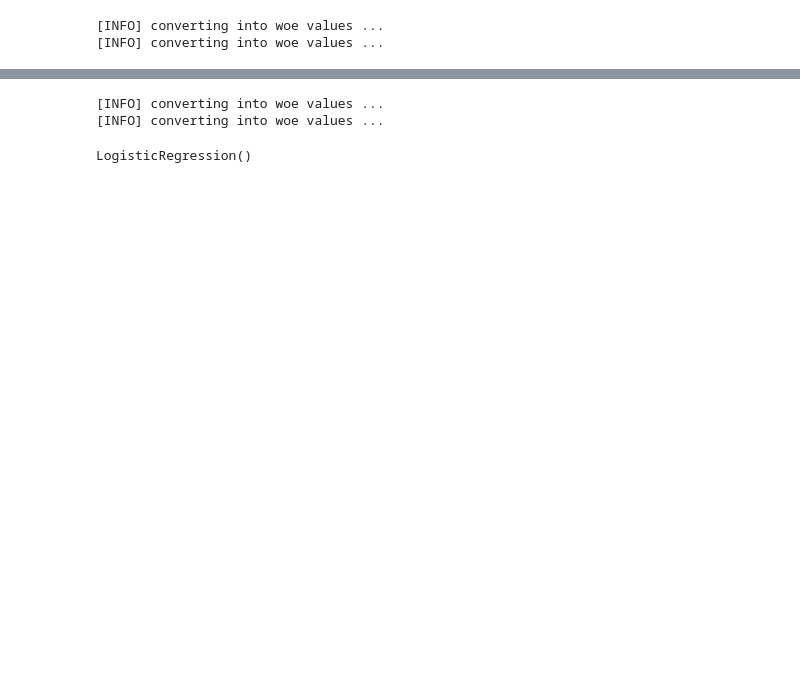
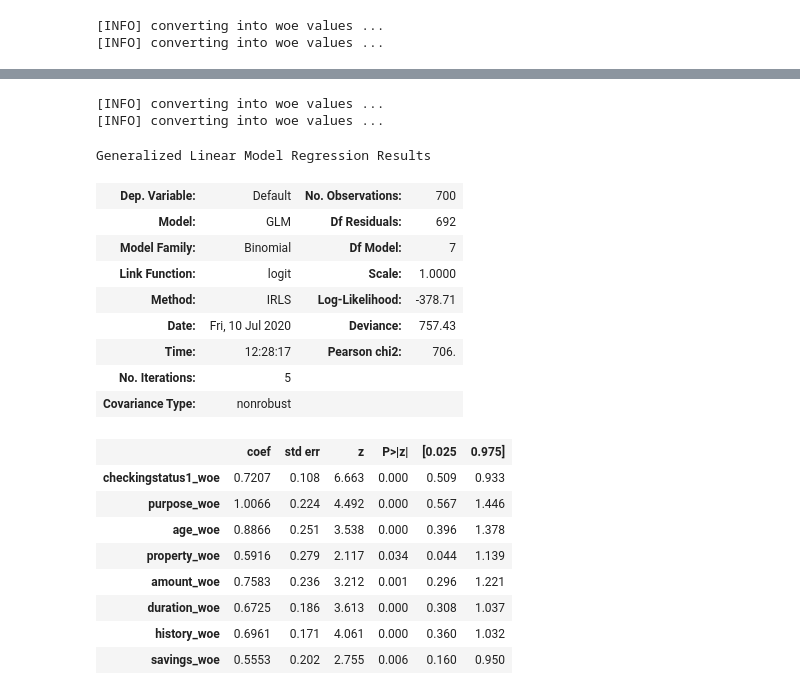
Before and after one commit to Alex0896/Credit-Scorecard-Project, a Jupyter notebook: Example Attempt 2/Scorecard Example 2.ipynb, the cells around one changed output, grey strips where cells are left out. Cells and saved outputs as stored; diff of their text form; code cells hidden in the pictures; blank space fills up the shorter version.

```diff
--- a/Example Attempt 2/Scorecard Example 2.ipynb
+++ b/Example Attempt 2/Scorecard Example 2.ipynb
@@ -193,11 +218,32 @@ X_train_new = train_woe_new.loc[:,train_woe_new.columns != 'Default']
 y_test_new = test_woe_new.loc[:,'Default']
 X_test_new = test_woe_new.loc[:,test_woe_new.columns != 'Default']
 # Fit logit model
-lr_new = LogisticRegression()
-lr_new.fit(X_train_new, y_train_new)
+lr_new = sm.GLM(y_train_new, X_train_new, family=sm.families.Binomial())
+fit_new = lr_new.fit()
 # %% [output]
 [INFO] converting into woe values ...
 [INFO] converting into woe values ...
-LogisticRegression()
+# %%
+fit_new.summary()
+# %% [output]
+Generalized Linear Model Regression Results
+| Dep. Variable: | Default | No. Observations: | 700 |
+| Model: | GLM | Df Residuals: | 692 |
+| Model Family: | Binomial | Df Model: | 7 |
+| Link Function: | logit | Scale: | 1.0000 |
+| Method: | IRLS | Log-Likelihood: | -378.71 |
+| Date: | Fri, 10 Jul 2020 | Deviance: | 757.43 |
+| Time: | 12:28:17 | Pearson chi2: | 706. |
+| No. Iterations: | 5 |  |  |
+| Covariance Type: | nonrobust |  |  |
+|  | coef | std err | z | P>|z| | [0.025 | 0.975] |
+| checkingstatus1_woe | 0.7207 | 0.108 | 6.663 | 0.000 | 0.509 | 0.933 |
+| purpose_woe | 1.0066 | 0.224 | 4.492 | 0.000 | 0.567 | 1.446 |
+| age_woe | 0.8866 | 0.251 | 3.538 | 0.000 | 0.396 | 1.378 |
+| property_woe | 0.5916 | 0.279 | 2.117 | 0.034 | 0.044 | 1.139 |
+| amount_woe | 0.7583 | 0.236 | 3.212 | 0.001 | 0.296 | 1.221 |
+| duration_woe | 0.6725 | 0.186 | 3.613 | 0.000 | 0.308 | 1.037 |
+| history_woe | 0.6961 | 0.171 | 4.061 | 0.000 | 0.360 | 1.032 |
+| savings_woe | 0.5553 | 0.202 | 2.755 | 0.006 | 0.160 | 0.950 |
 # %%
 # Get probabilities
```
Also changed, not shown: parts of 11 cells of this notebook.
